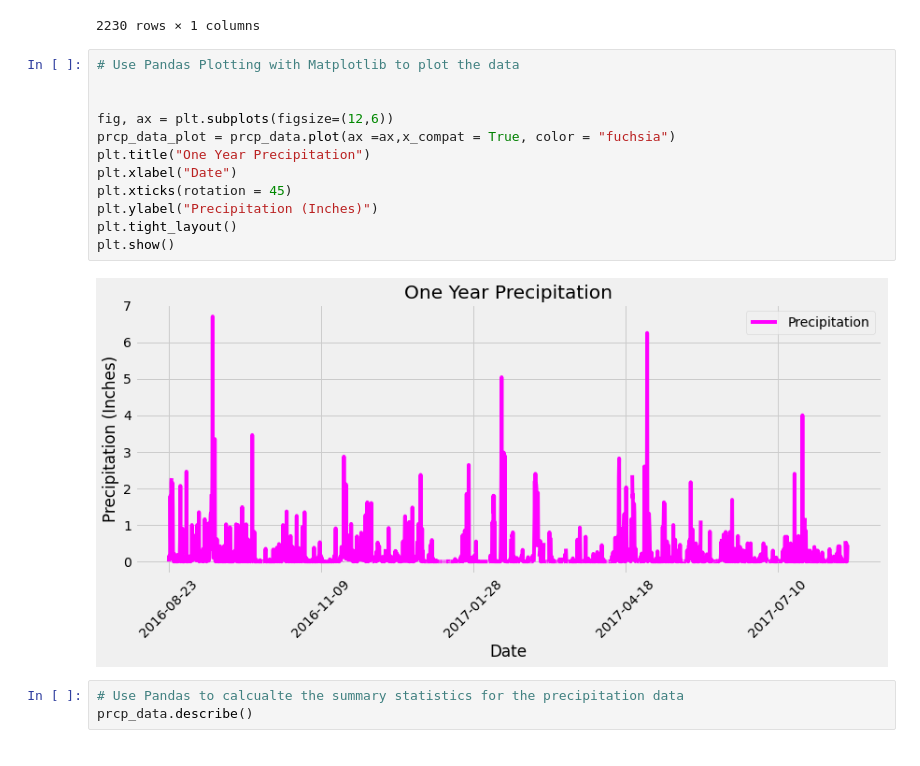
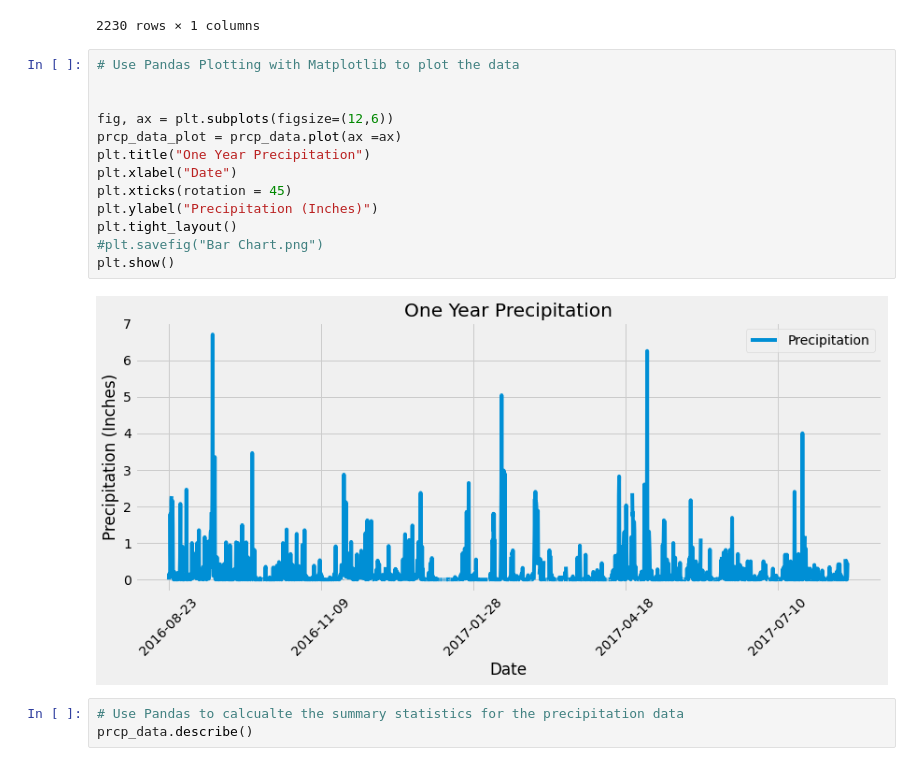
Before and after one commit to terrellbradford/sqlalchemy-challenge, a Jupyter notebook: climate_starter.ipynb, the cells around one changed output. Drawn from its saved outputs; the diff is of its cells as text.

```diff
--- a/climate_starter.ipynb
+++ b/climate_starter.ipynb
@@ -131,17 +131,18 @@ prcp_data
 # %%
 # Use Pandas Plotting with Matplotlib to plot the data
 
 
 fig, ax = plt.subplots(figsize=(12,6))
-prcp_data_plot = prcp_data.plot(ax =ax,x_compat = True, color = "fuchsia")
+prcp_data_plot = prcp_data.plot(ax =ax)
 plt.title("One Year Precipitation")
 plt.xlabel("Date")
 plt.xticks(rotation = 45)
 plt.ylabel("Precipitation (Inches)")
 plt.tight_layout()
+#plt.savefig("Bar Chart.png")
 plt.show()
 # %% [output]
-[figure, old version]
+[figure, new version]
 # %%
 # Use Pandas to calcualte the summary statistics for the precipitation data
 prcp_data.describe()
```
Also changed, not shown: 1 other file.
